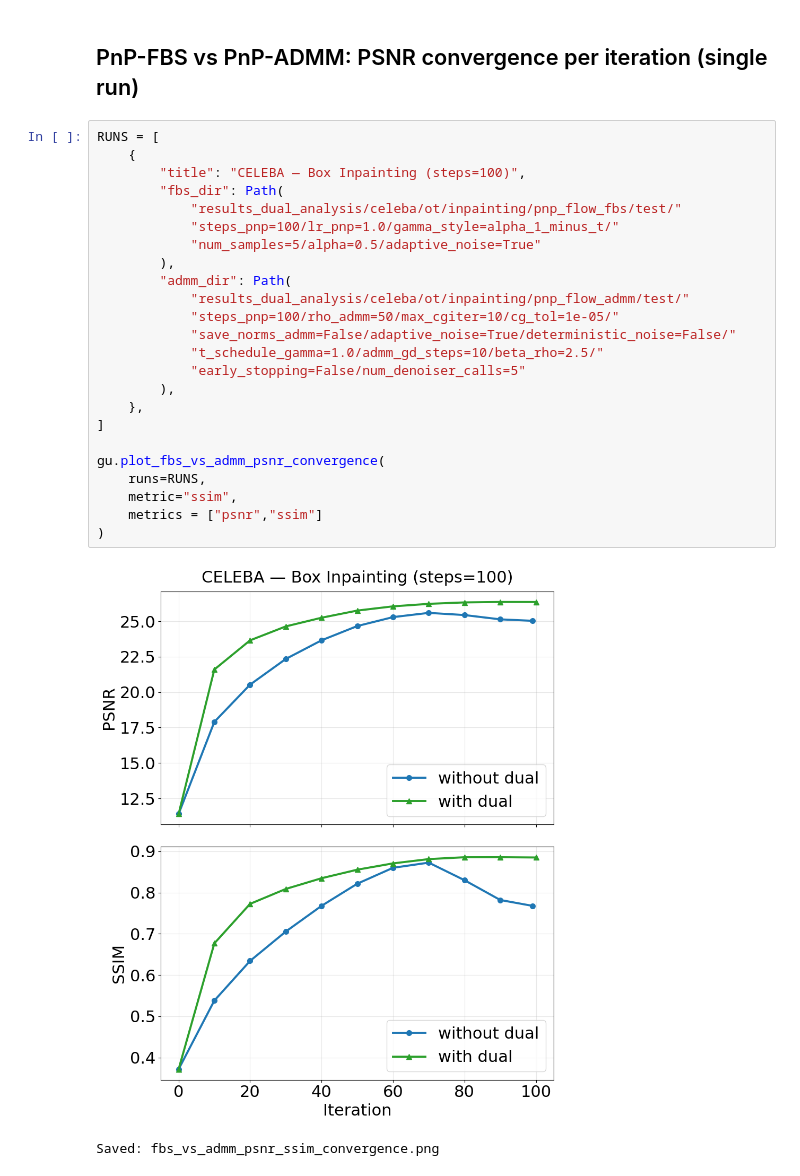
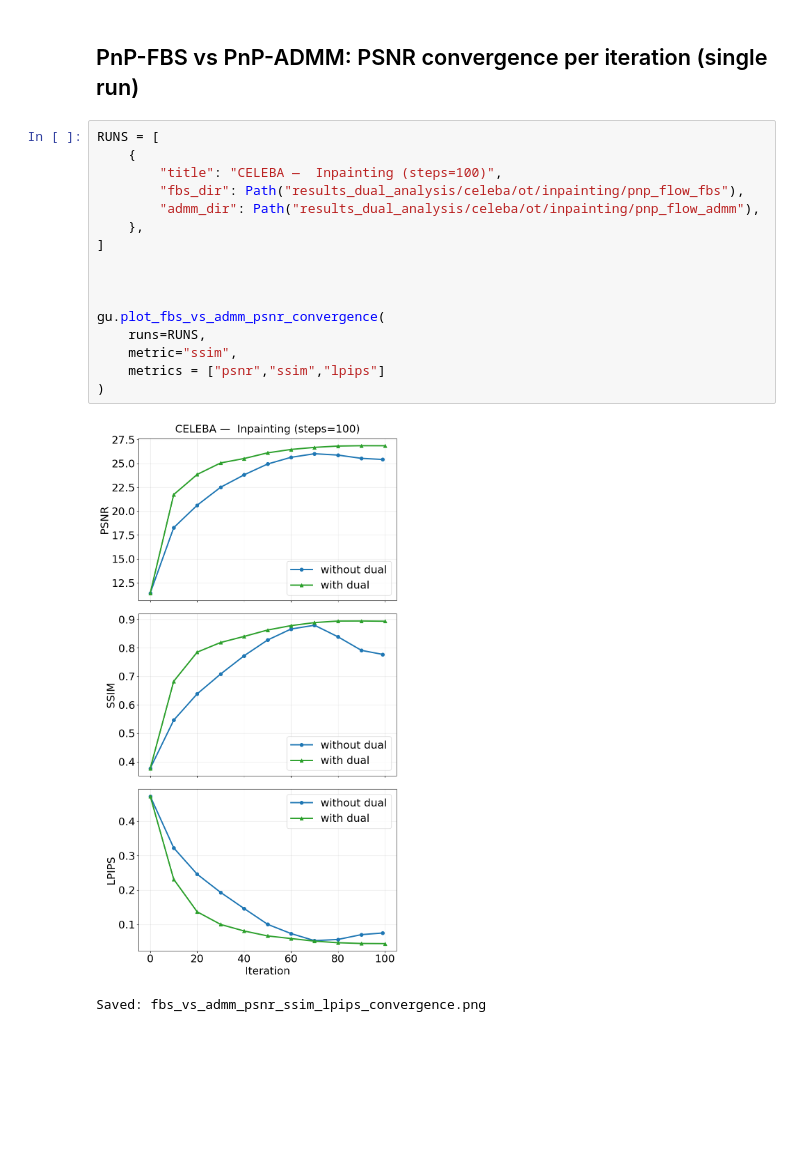
Before and after one commit to dibyanshu100/PnP_ConsensusFlow, a Jupyter notebook: graphs.ipynb, the cells around one changed output. Drawn from its saved outputs; the diff is of its cells as text; blank space fills up the shorter version.

Commit message:
dual var analysis

```diff
--- a/graphs.ipynb
+++ b/graphs.ipynb
@@ -214,27 +211,19 @@ Saved: fbs_vs_admm_psnr_vs_steps.png
 # %%
 RUNS = [
     {
-        "title": "CELEBA — Box Inpainting (steps=100)",
-        "fbs_dir": Path(
-            "results_dual_analysis/celeba/ot/inpainting/pnp_flow_fbs/test/"
-            "steps_pnp=100/lr_pnp=1.0/gamma_style=alpha_1_minus_t/"
-            "num_samples=5/alpha=0.5/adaptive_noise=True"
-        ),
-        "admm_dir": Path(
-            "results_dual_analysis/celeba/ot/inpainting/pnp_flow_admm/test/"
-            "steps_pnp=100/rho_admm=50/max_cgiter=10/cg_tol=1e-05/"
-            "save_norms_admm=False/adaptive_noise=True/deterministic_noise=False/"
-            "t_schedule_gamma=1.0/admm_gd_steps=10/beta_rho=2.5/"
-            "early_stopping=False/num_denoiser_calls=5"
-        ),
+        "title": "CELEBA —  Inpainting (steps=100)",
+        "fbs_dir": Path("results_dual_analysis/celeba/ot/inpainting/pnp_flow_fbs"),
+        "admm_dir": Path("results_dual_analysis/celeba/ot/inpainting/pnp_flow_admm"),
     },
 ]
+
+
 
 gu.plot_fbs_vs_admm_psnr_convergence(
     runs=RUNS,
     metric="ssim",
-    metrics = ["psnr","ssim"]
+    metrics = ["psnr","ssim","lpips"]
 )
 # %% [output]
-[figure, old version]
+[figure, new version]
-Saved: fbs_vs_admm_psnr_ssim_convergence.png
+Saved: fbs_vs_admm_psnr_ssim_lpips_convergence.png
```
Also changed, not shown: parts of 1 cell of this notebook, 2 other files.
